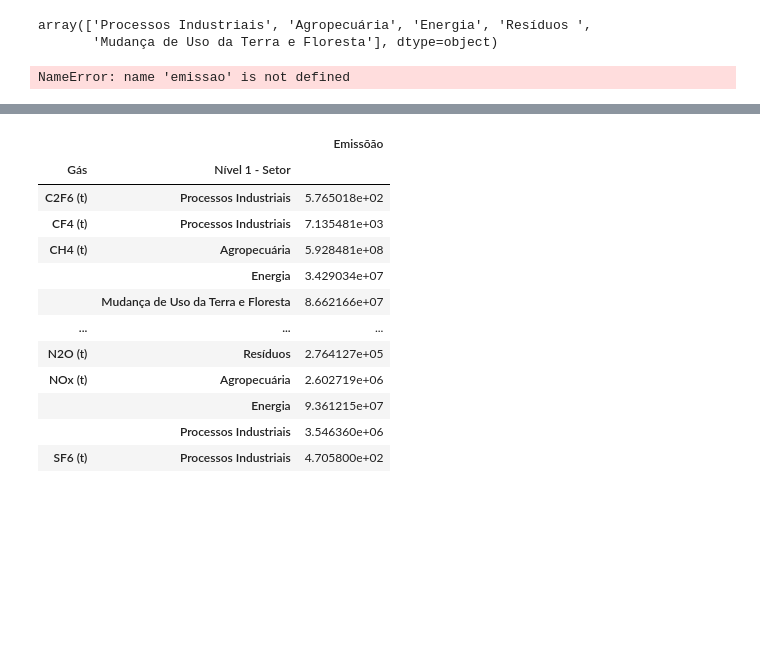
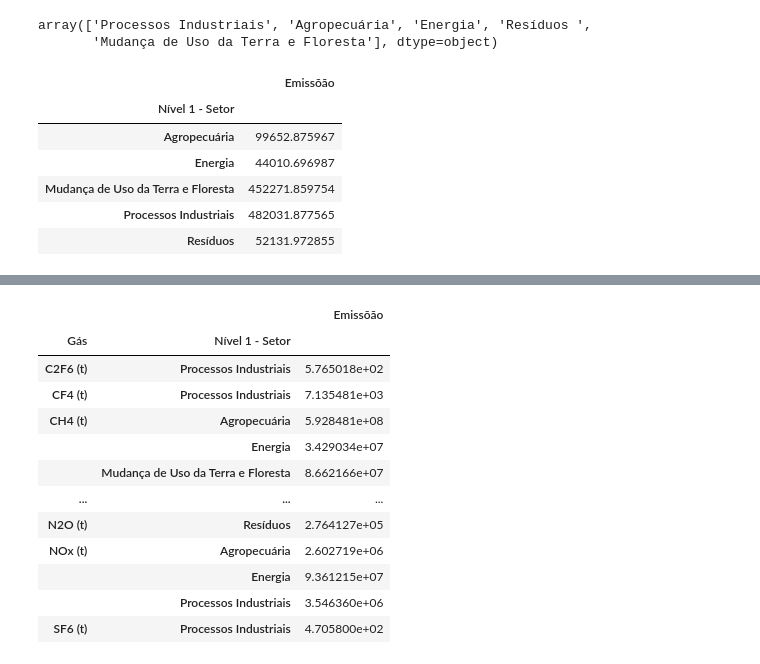
Before and after one commit to anthoni-pivoto/Formacao_python_para_data_science, a Jupyter notebook: Agrupamento_de_dados/notebook.ipynb, the cells around one changed output, grey strips where cells are left out. Drawn from its saved outputs; the diff is of its cells as text; code cells hidden in the pictures; blank space fills up the shorter version.

```diff
--- a/Agrupamento_de_dados/notebook.ipynb
+++ b/Agrupamento_de_dados/notebook.ipynb
@@ -306,9 +306,15 @@ dados['Nível 1 - Setor'].unique()
 array(['Processos Industriais', 'Agropecuária', 'Energia', 'Resíduos ',
        'Mudança de Uso da Terra e Floresta'], dtype=object)
 # %%
-dados.groupby('Nível 1 - Setor').mean(emissao)
+dados.groupby('Nível 1 - Setor').mean('emissao')
 # %% [output]
-NameError: name 'emissao' is not defined
+|  | Emissõão |
+| Nível 1 - Setor |  |
+| Agropecuária | 99652.875967 |
+| Energia | 44010.696987 |
+| Mudança de Uso da Terra e Floresta | 452271.859754 |
+| Processos Industriais | 482031.877565 |
+| Resíduos | 52131.972855 |
 # %%
 dados.groupby('Nível 1 - Setor').get_group('Agropecuária')
 # %% [output]
```
Also changed, not shown: parts of 3 cells of this notebook, 1 other file.
